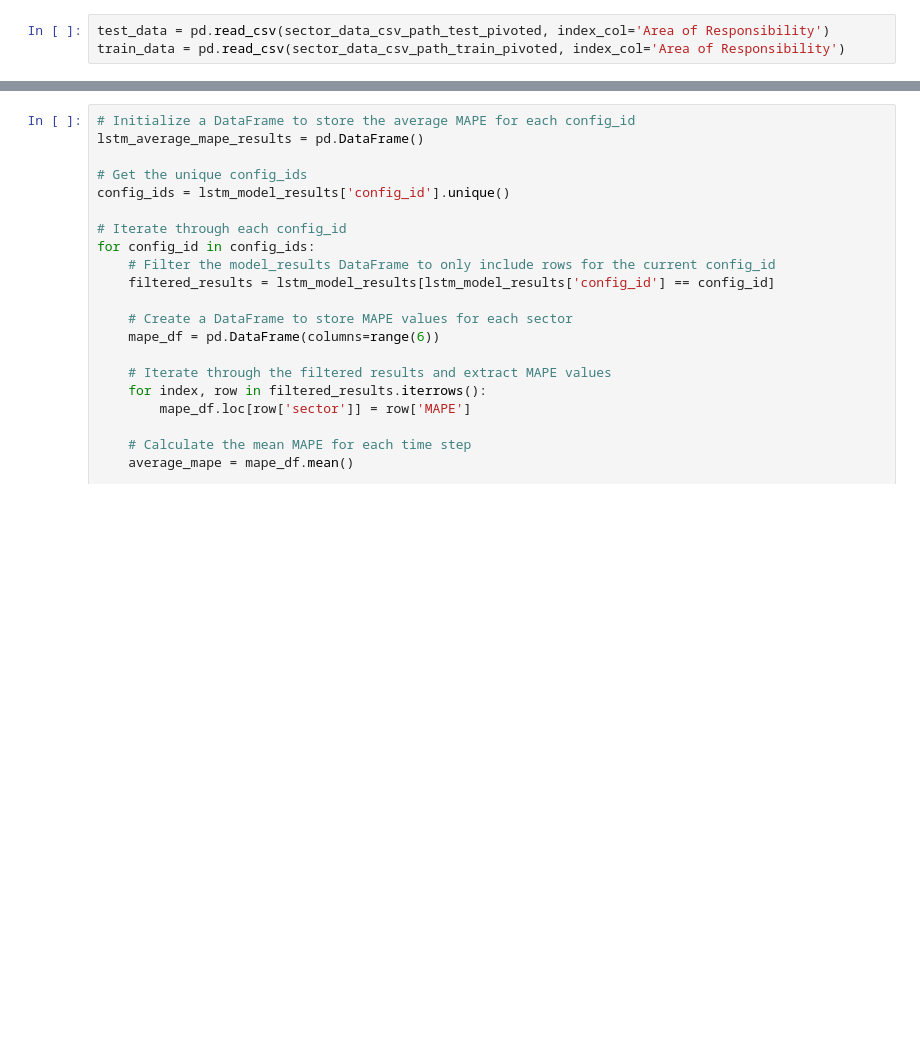
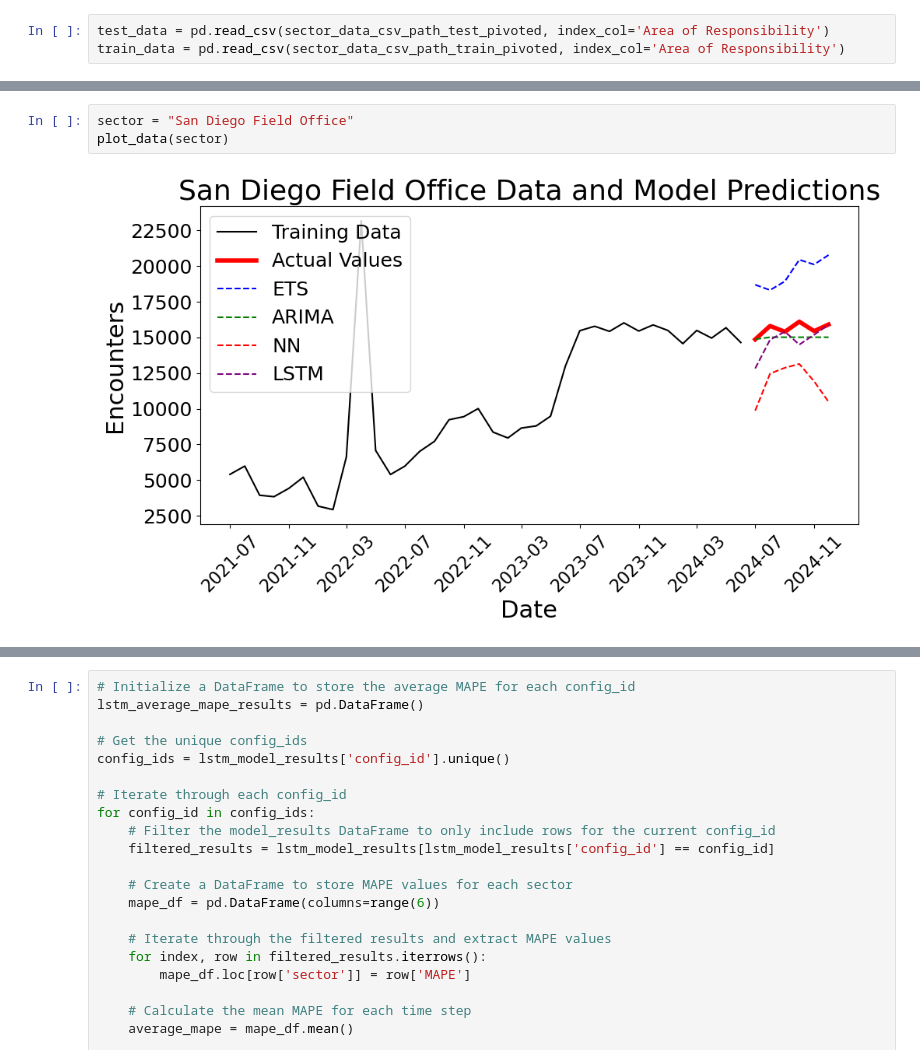
Before and after one commit to alanklin/AA-Capstone, a Jupyter notebook: Code/Notebooks/week7_visualizations.ipynb, the cells around one changed output, grey strips where cells are left out. Saved outputs shown, nothing was run; the diff lists cells and outputs as text; blank space fills up the shorter version.

```diff
--- a/Code/Notebooks/week7_visualizations.ipynb
+++ b/Code/Notebooks/week7_visualizations.ipynb
@@ -145,0 +108,5 @@ plt.show()
+# %%
+sector = "San Diego Field Office"
+plot_data(sector)
+# %% [output]
+[figure, added]
```
Also changed, not shown: parts of 8 cells of this notebook, 1 other file.
